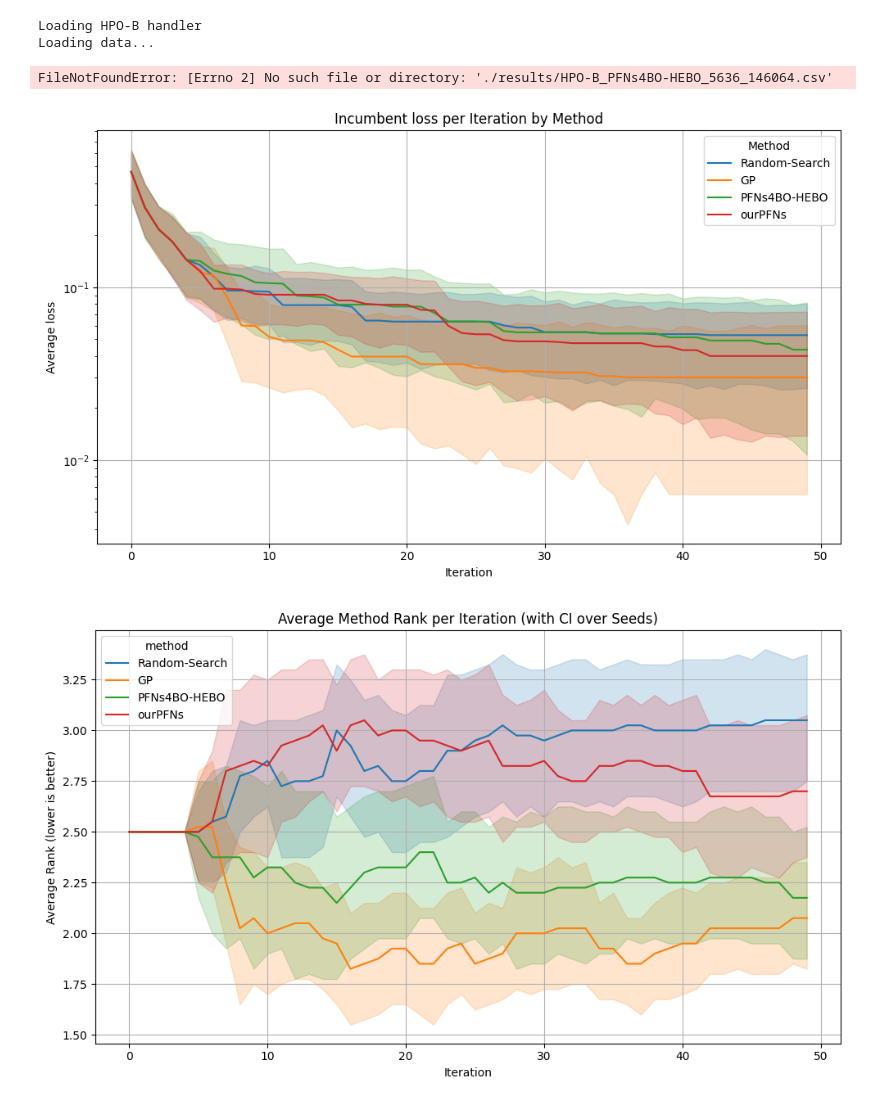
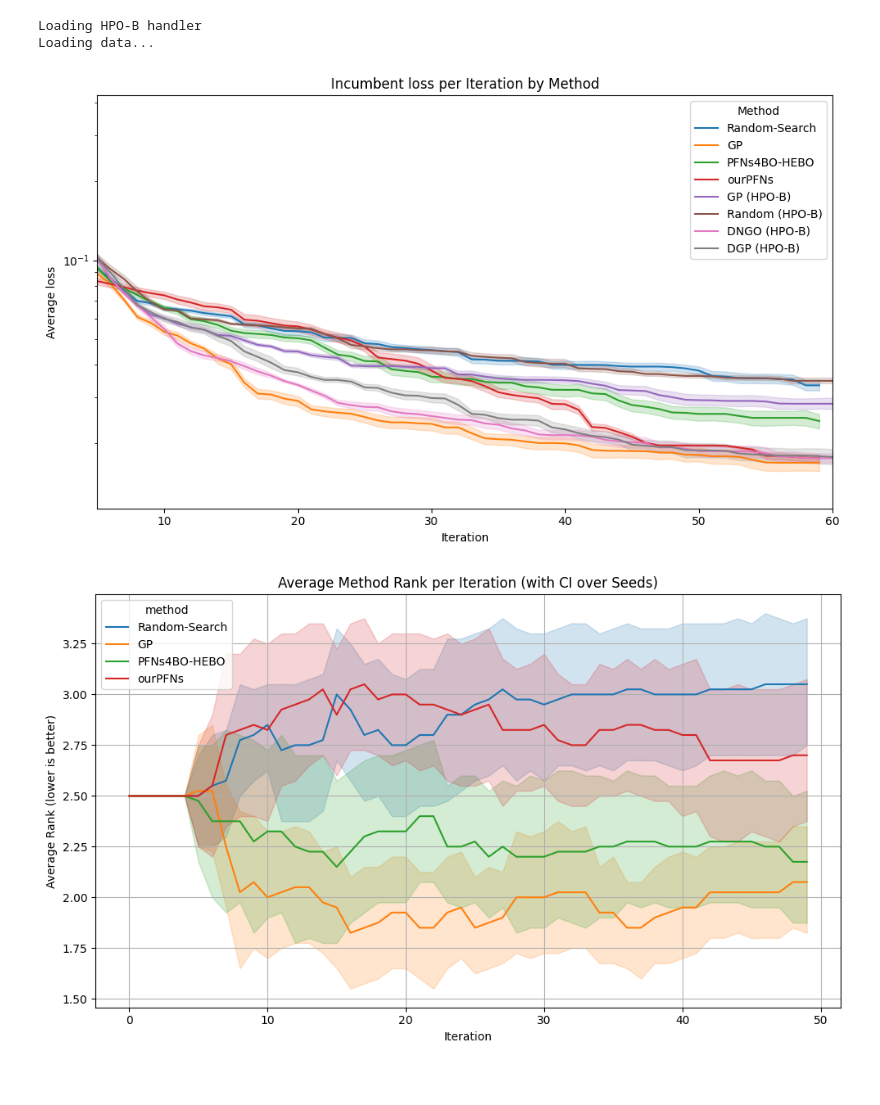
Before and after one commit to timruhkopf/ExperiencedFT-PFNs, a Jupyter notebook: HPO_tasks/HPO_B/plot.ipynb, the cells around one changed output. Saved outputs shown, nothing was run; the diff lists cells and outputs as text; code cells hidden in the pictures.

```diff
--- a/HPO_tasks/HPO_B/plot.ipynb
+++ b/HPO_tasks/HPO_B/plot.ipynb
@@ -8,48 +31,63 @@ import pandas as pd
 # %%
 result_folder = "./results/"
 benchmark_name = "HPO-B"
-method_names = ["Random-Search", "GP", "PFNs4BO-HEBO" ] #"GP"]#, "PFNs4BO-HEBO", "ourPFNs"]
-search_space_ids = ["4796", "5527", "5636", "5859", "5860", "5891", "5906", "5965", "5970", "5971", "6766", "6767", "6794", "7607", "7609", "5889"]
+time_horizon = 60
+initialization = 5
+method_names = ["Random-Search", "GP", "PFNs4BO-HEBO", "ourPFNs" ] #"GP"]#, "PFNs4BO-HEBO", "ourPFNs"]
+
+val_search_space_ids = [5527, 5891, 5906, 5971, 6767, 6766, 5860]
+test_search_space_ids = [5965, 7609, 5889, 4796, ] #6794 5859 5636 5970 7607
+
+#method_names=[]
+search_space_ids = test_search_space_ids# ["4796", "5527", "5891", "5965", "5971", "7607", "7609", "5889"]
+#error ="5636" "5859", "5860", "5906", "5970", "6766" #gp , "6767", "6794"
+resullt_methods = ["GP", "Random", "DNGO","DGP"] #, "ourPFNs"]
+
 
 hpob_hdlr = HPOBHandler(root_dir="./HPO_B/hpob-data/", mode="v3-test")
+
+df_list = []
 for search_space_id in search_space_ids:
+    search_space_id = str(search_space_id)
     dataset_ids = hpob_hdlr.get_datasets(search_space_id)
-    df_list = []
     for method_name in method_names:
         for dataset_id in dataset_ids:
             df = pd.read_csv(result_folder + benchmark_name + "_" + method_name + "_" + search_space_id +"_"+ dataset_id + ".csv")
             df_list.append(df)
+    for method_name in resullt_methods:
+        df_list.append(get_data_from_hpo_b_results(search_space_id, dataset_ids,method_name, initialization))
 df = pd.concat(df_list, ignore_index=True)
 # %% [output]
 Loading HPO-B handler
 Loading data...
-FileNotFoundError: [Errno 2] No such file or directory: './results/HPO-B_PFNs4BO-HEBO_5636_146064.csv'
 # %%
 import matplotlib.pyplot as plt
 import seaborn as sns
 
 df['loss'] = 1 - df['performance']
+df['avg_loss'] = df.groupby(['method','iteration', 'seed'])['loss'].transform('mean')
 
 # Plot
 plt.figure(figsize=(10, 6))
 sns.lineplot(
     data=df,
     x='iteration',
-    y='loss',
+    y='avg_loss',
     hue='method',
     estimator='mean',
     errorbar=('ci', 95)
 )
 plt.title('Incumbent loss per Iteration by Method')
 plt.xlabel('Iteration')
 plt.ylabel('Average loss')
 plt.yscale('log')
 plt.legend(title='Method')
-plt.grid(True)
+plt.grid(False)
+plt.xlim(initialization, time_horizon)
 plt.tight_layout()
 plt.show()
 # %% [output]
-[figure, old version]
+[figure, new version]
 # %%
 import pandas as pd
 import seaborn as sns
```
Also changed, not shown: parts of 1 cell of this notebook, 2 other files.
